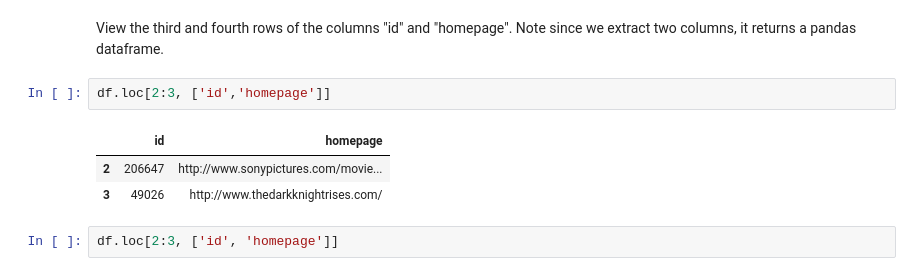
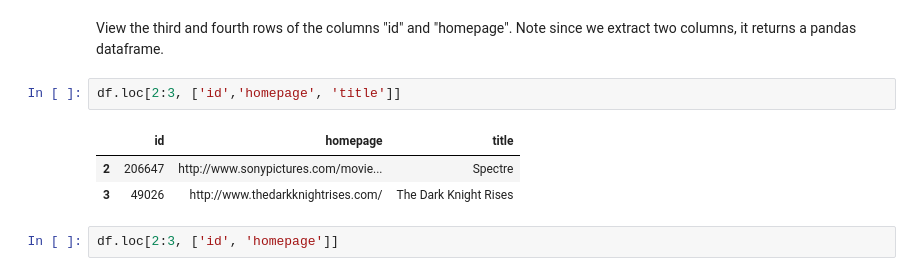
Before and after one commit to rtelmore/info-3440, a Jupyter notebook: in-class-material/week-03/Class-Two/w03-c02-python-eda-movies.ipynb, the cells around one changed output. Cells and saved outputs as stored; diff of their text form.

```diff
--- a/in-class-material/week-03/Class-Two/w03-c02-python-eda-movies.ipynb
+++ b/in-class-material/week-03/Class-Two/w03-c02-python-eda-movies.ipynb
@@ -190,11 +188,11 @@ Name: id, dtype: int64
 # %% [markdown]
 View the third and fourth rows of the columns "id" and "homepage". Note since we extract two columns, it returns a pandas dataframe.
 # %%
-df.loc[2:3, ['id','homepage']]
+df.loc[2:3, ['id','homepage', 'title']]
 # %% [output]
-|  | id | homepage |
-| 2 | 206647 | http://www.sonypictures.com/movie... |
-| 3 | 49026 | http://www.thedarkknightrises.com/ |
+|  | id | homepage | title |
+| 2 | 206647 | http://www.sonypictures.com/movie... | Spectre |
+| 3 | 49026 | http://www.thedarkknightrises.com/ | The Dark Knight Rises |
 # %%
 df.loc[2:3, ['id', 'homepage']]
 # %% [output]
```
Also changed, not shown: parts of 5 cells of this notebook.
